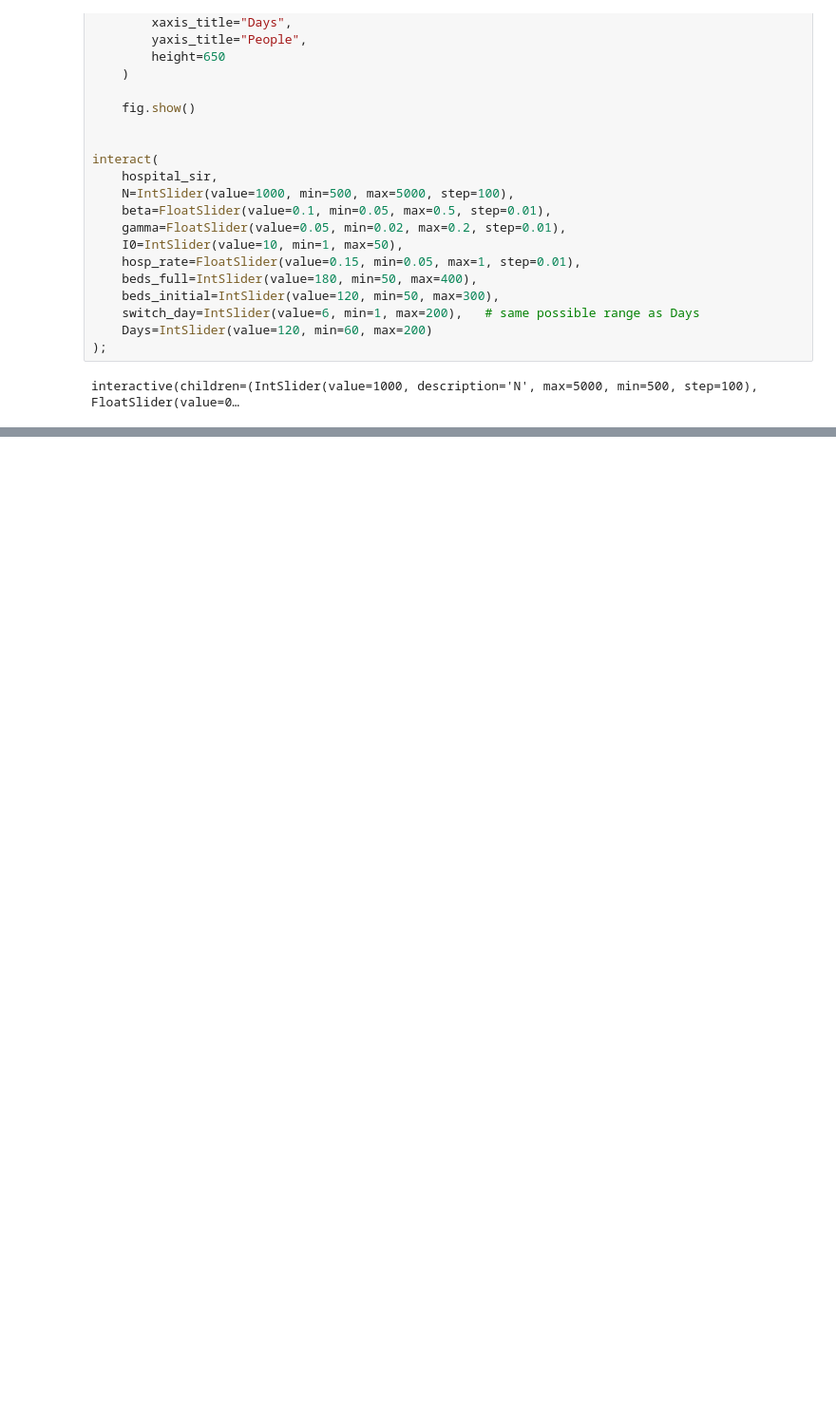
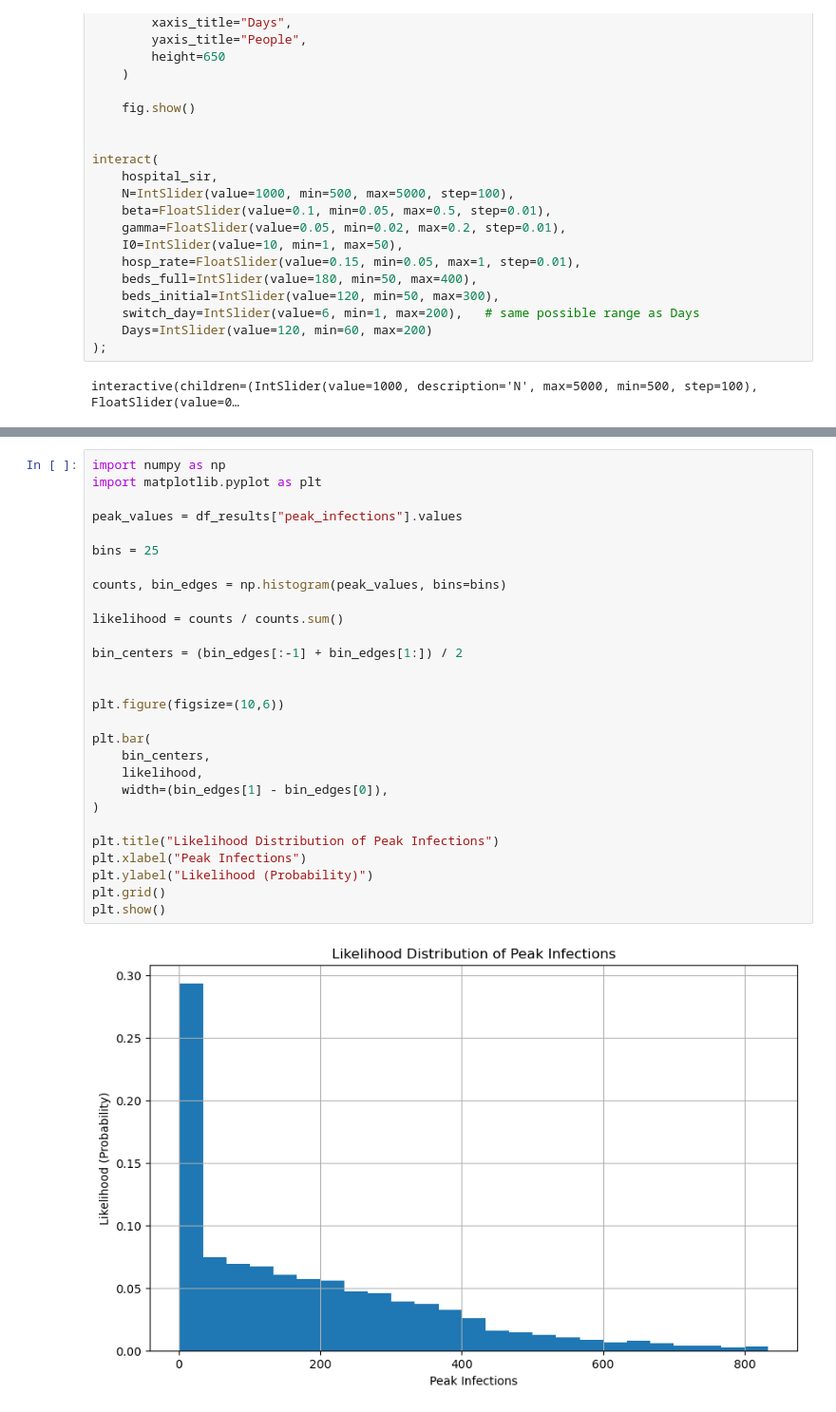
Before and after one commit to JoyanGit/PyData-Analysis-3E-Wes-McKinney, a Jupyter notebook: Bonus02 - SIR Model of Epidemics Control.ipynb, the cells around one changed output, grey strips where cells are left out. Shown at 95% size. Drawn from its saved outputs; the diff is of its cells as text; blank space fills up the shorter version.

```diff
--- a/Bonus02 - SIR Model of Epidemics Control.ipynb
+++ b/Bonus02 - SIR Model of Epidemics Control.ipynb
@@ -431,0 +653,30 @@ interactive(children=(IntSlider(value=1000, description='N', max=5000, min=500,
+# %%
+import numpy as np
+import matplotlib.pyplot as plt
+
+peak_values = df_results["peak_infections"].values
+
+bins = 25
+
+counts, bin_edges = np.histogram(peak_values, bins=bins)
+
+likelihood = counts / counts.sum()
+
+bin_centers = (bin_edges[:-1] + bin_edges[1:]) / 2
+
+
+plt.figure(figsize=(10,6))
+
+plt.bar(
+    bin_centers,
+    likelihood,
+    width=(bin_edges[1] - bin_edges[0]),
+)
+
+plt.title("Likelihood Distribution of Peak Infections")
+plt.xlabel("Peak Infections")
+plt.ylabel("Likelihood (Probability)")
+plt.grid()
+plt.show()
+# %% [output]
+[figure, added]
```
Also changed, not shown: parts of 28 cells of this notebook.
